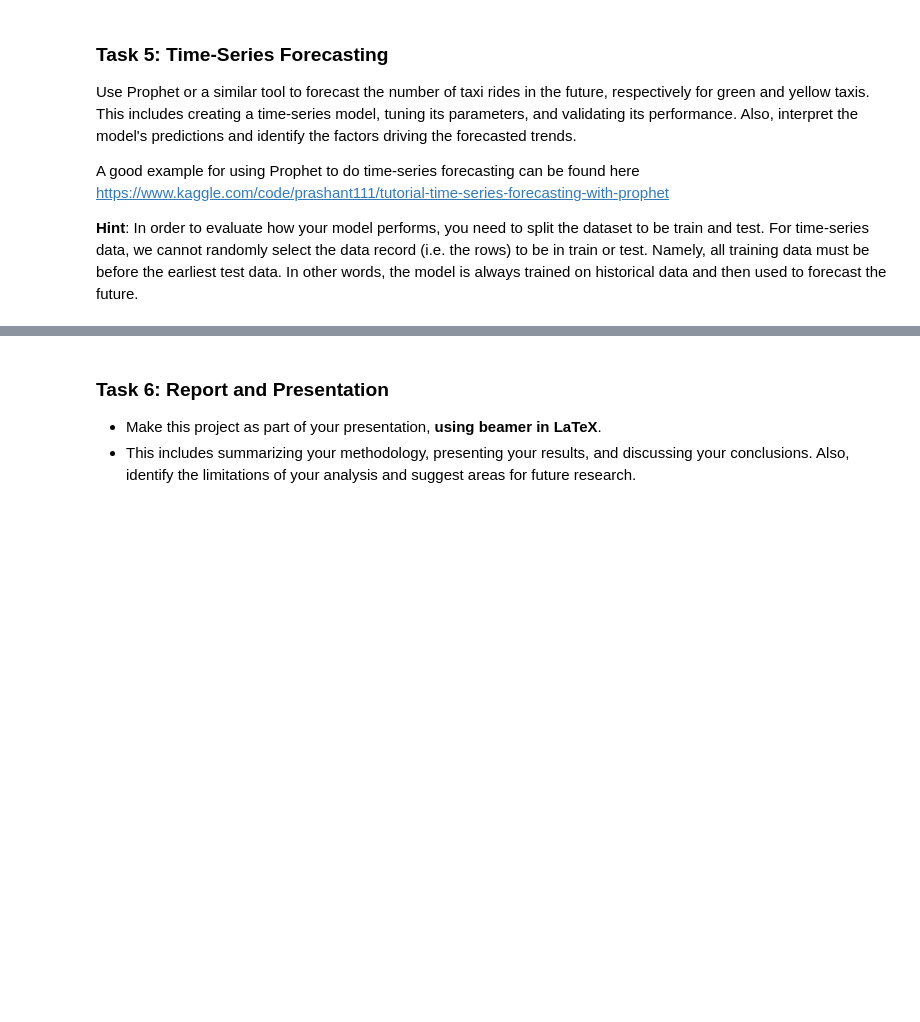
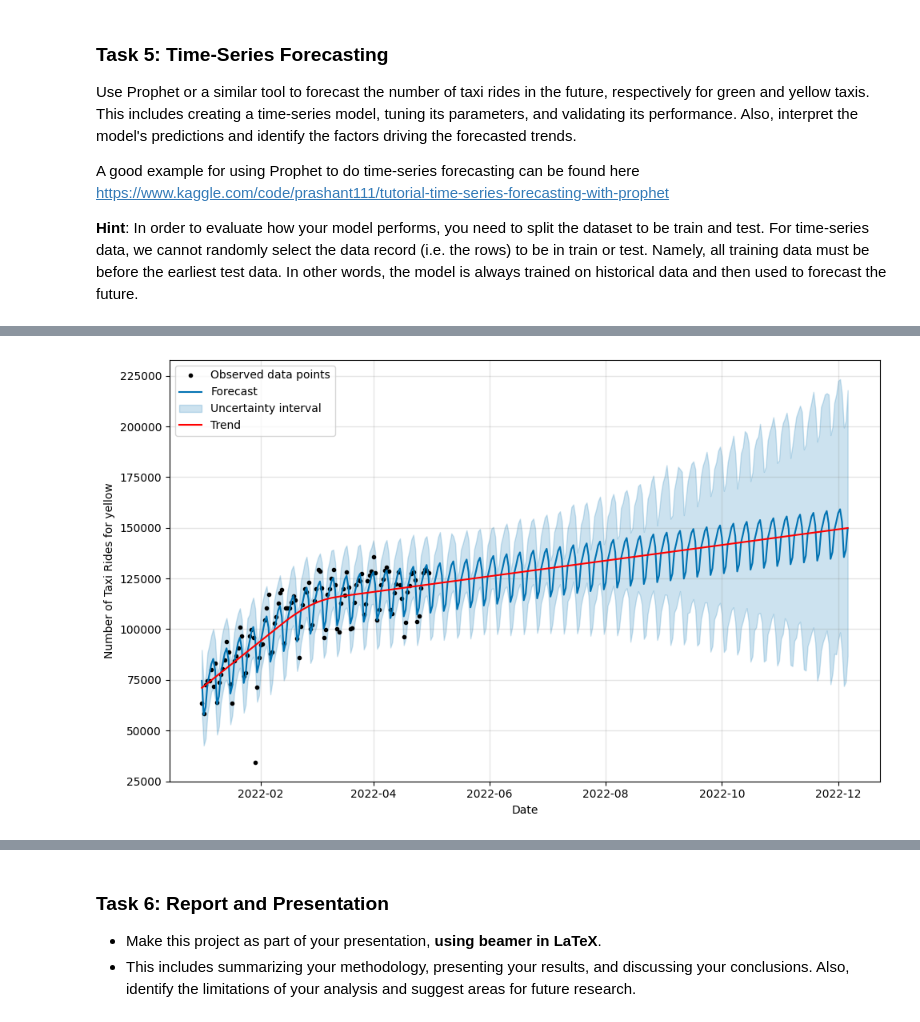
Before and after one commit to Strongside-87/Project-Delivery, a Jupyter notebook: 4_temporal_spatial_data_analysis.ipynb, the cells around one changed output, grey strips where cells are left out. Drawn from its saved outputs; the diff is of its cells as text; code cells hidden in the pictures; blank space fills up the shorter version.

```diff
--- a/4_temporal_spatial_data_analysis.ipynb
+++ b/4_temporal_spatial_data_analysis.ipynb
@@ -299,0 +376,7 @@ A good example for using Prophet to do time-series forecasting can be found here
+# %%
+yellow_model.plot(forecast, xlabel='Date', ylabel='Number of Taxi Rides for yellow')
+plt.plot(forecast['ds'], forecast['trend'], color='red', label='Trend')
+plt.legend(loc='upper left')
+plt.show()
+# %% [output]
+[figure, added]
```
Also changed, not shown: parts of 12 cells of this notebook.
